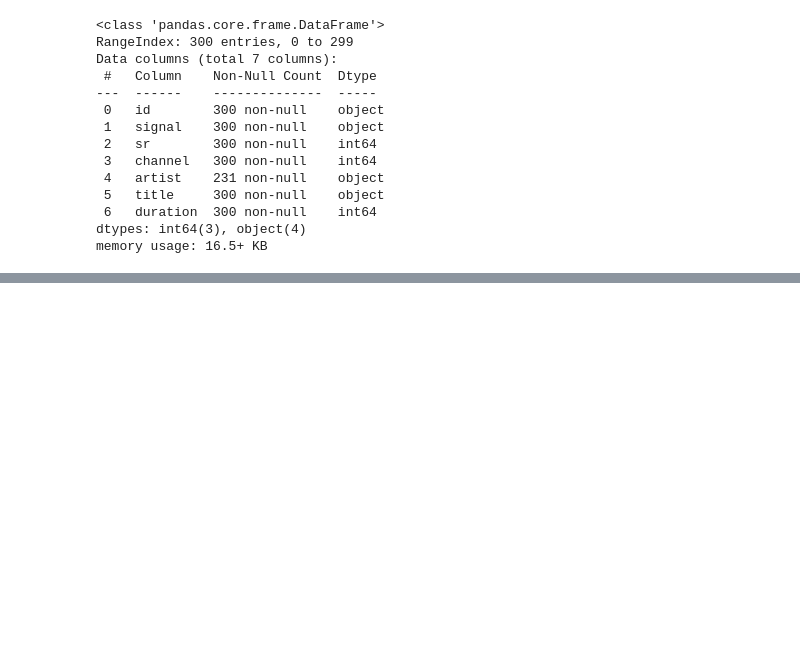
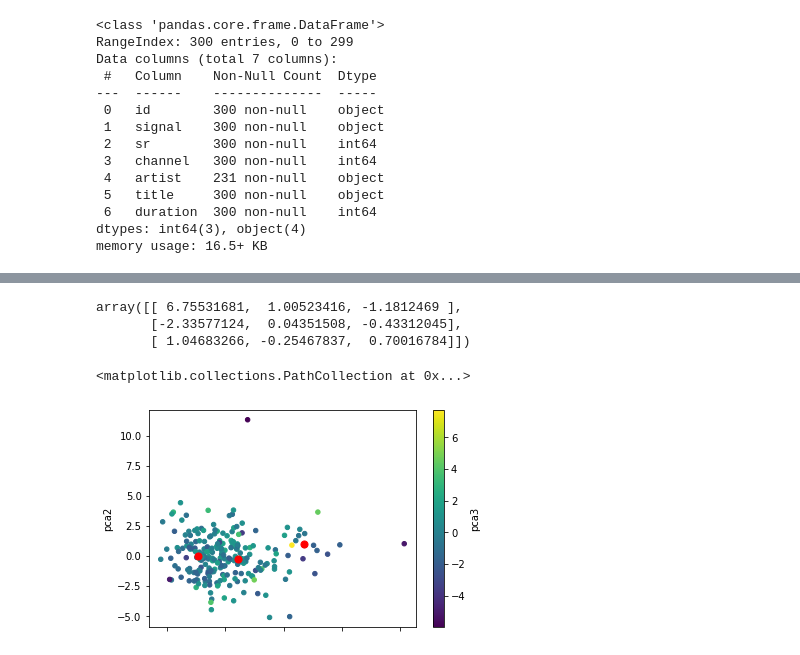
Before and after one commit to jasperSha/cloud_music, a Jupyter notebook: cnn.ipynb, the cells around one changed output, grey strips where cells are left out. Cells and saved outputs as stored; diff of their text form; code cells hidden in the pictures; blank space fills up the shorter version.

```diff
--- a/cnn.ipynb
+++ b/cnn.ipynb
@@ -231,7 +272,7 @@ test_df['spectral_bandwidth_kurtosis'] = test_df['spectral_bandwidth'].apply(lam
 test_df['spectral_bandwidth_skew'] = test_df['spectral_bandwidth'].apply(lambda x: skew(np.ndarray.flatten(x)))
 # %%
 # get spectral flatness
-test_df['spectral_flatness'] = test_df.apply(lambda x: librosa.feature.spectral_bandwidth(y=x['signal']))
+test_df['spectral_flatness'] = test_df['signal'].apply(librosa.feature.spectral_flatness)
 
 test_df['spectral_flatness_mean'] = test_df['spectral_flatness'].apply(lambda x: np.mean(x))
 test_df['spectral_flatness_var'] = test_df['spectral_flatness'].apply(lambda x: np.var(x, ddof=1))
@@ -274,0 +308,19 @@ for s in curr_songs:
+# %%
+'''
+standardizing everything and then running PCA, setting explained variance==.95 (we can range .95-.99)
+
+note: need to compile literally all our data together before standardizing to perform proper PCA
+'''
+pca = PCA(n_components=3)
+non_features = ['index', 'id', 'signal', 'sr', 'channel', 'artist', 'title', 'duration']
+
+# df with features only
+data = test_df[test_df.columns.difference(non_features)]
+
+# standardize features
+scaled_df = (data - data.mean()) / data.std()
+# %%
+pc_components = pca.fit_transform(scaled_df)
+
+principal_df = pd.DataFrame(data=pc_components, columns=['pca1', 'pca2', 'pca3'])
+compiled_df = pd.concat([principal_df, test_df[['id']]], axis=1)
@@ -274,0 +336,15 @@ for s in curr_songs:
+# %%
+model = KMeans(n_clusters=3)
+model.fit(compiled_df[compiled_df.columns.difference(['id'])])
+centroids = model.cluster_centers_
+# %% [output]
+array([[ 6.75531681,  1.00523416, -1.1812469 ],
+       [-2.33577124,  0.04351508, -0.43312045],
+       [ 1.04683266, -0.25467837,  0.70016784]])
+# %%
+ax1 = compiled_df.plot.scatter(x='pca1', y='pca2', c='pca3', colormap='viridis')
+plt.scatter(centroids[:, 0], centroids[:, 1], c='red', s=50)
+for i, label
+# %% [output]
+<matplotlib.collections.PathCollection at 0x...>
+[figure, added]
```
Also changed, not shown: parts of 18 cells of this notebook.
